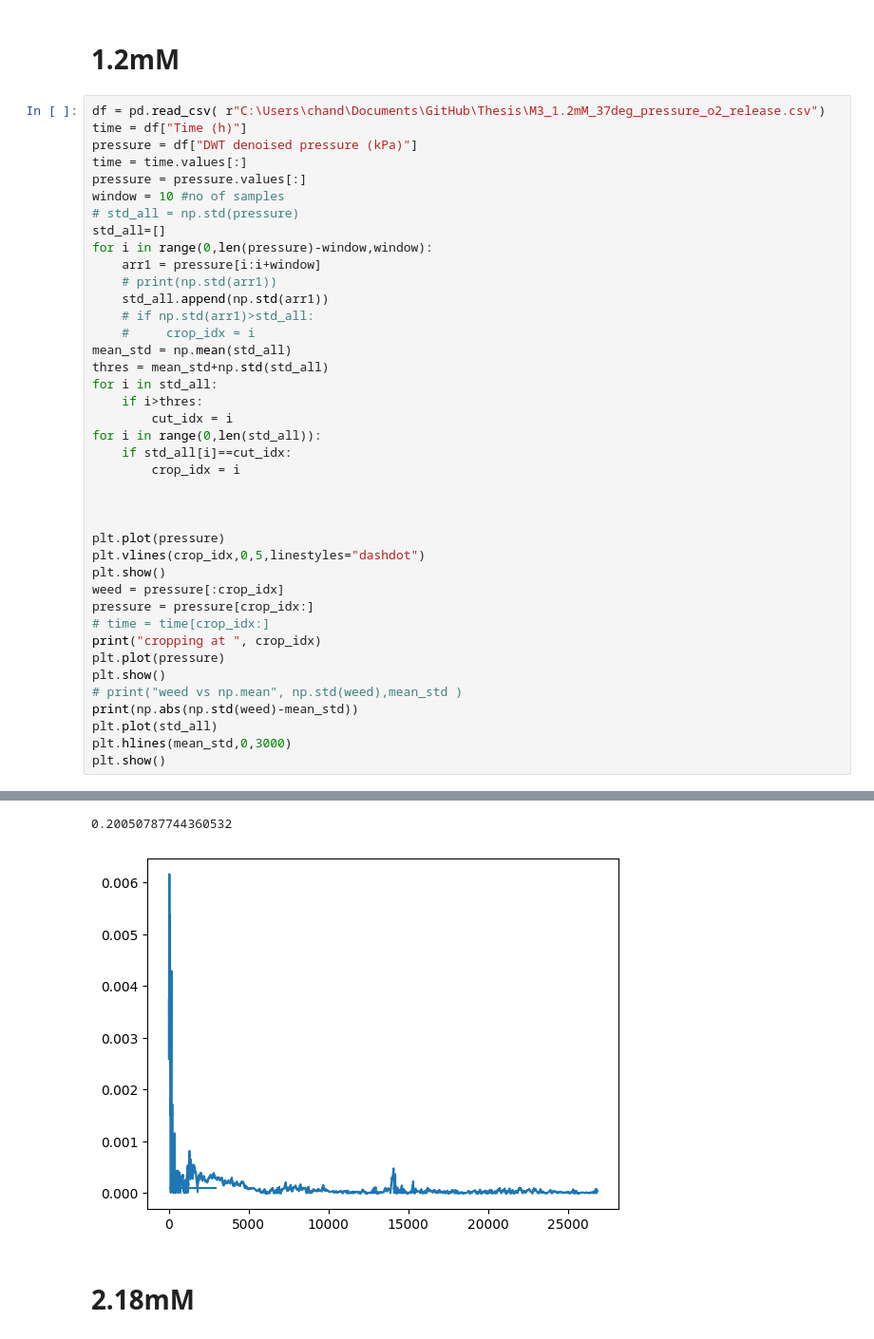
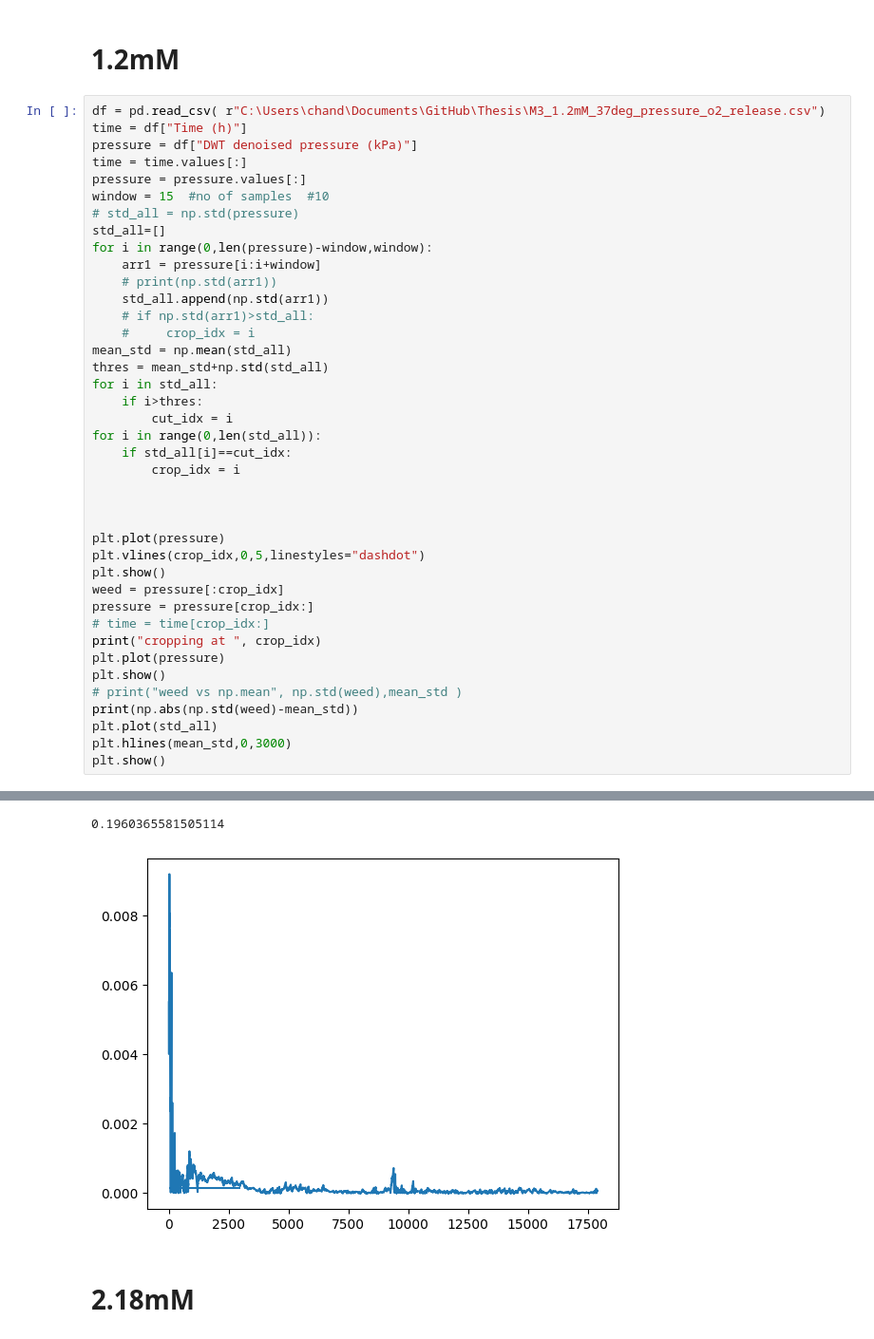
Before and after one commit to ChandrikaSethumadhavan/Master_Thesis, a Jupyter notebook: trim_post_sg.ipynb, the cells around one changed output, grey strips where cells are left out. Shown at 95% size. Drawn from its saved outputs; the diff is of its cells as text.

```diff
--- a/trim_post_sg.ipynb
+++ b/trim_post_sg.ipynb
@@ -25,7 +25,7 @@ time = df["Time (h)"]
 pressure = df["DWT denoised pressure (kPa)"]
 time = time.values[:]
 pressure = pressure.values[:]
-window = 10 #no of samples
+window = 15  #no of samples  #10
 # std_all = np.std(pressure)
 std_all=[]
 for i in range(0,len(pressure)-window,window):
@@ -66,5 +66,5 @@ cropping at  14092
-0.20050787744360532
+0.1960365581505114
-[figure, old version]
+[figure, new version]
 # %% [markdown]
 # 2.18mM
 # %%
```
Also changed, not shown: parts of 26 cells of this notebook.
